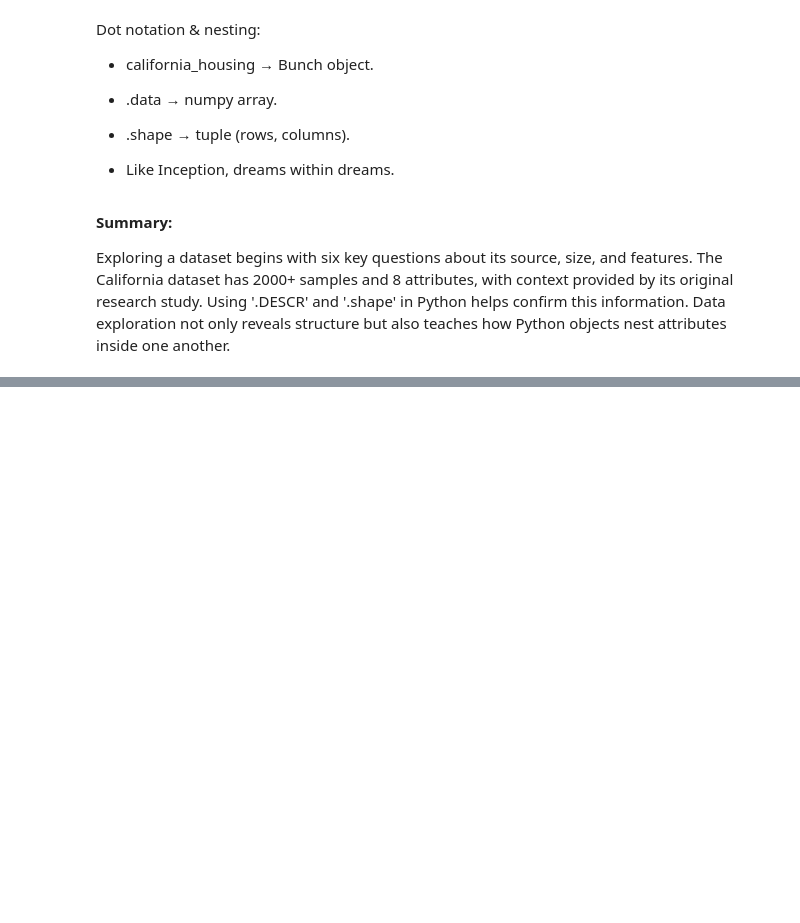
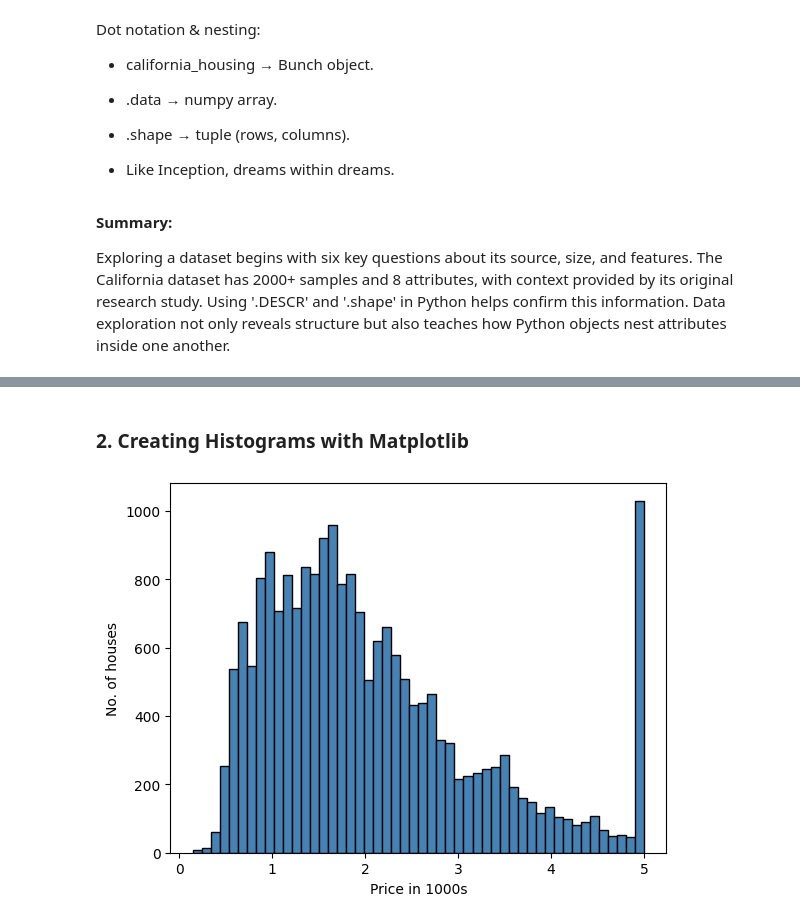
Before and after one commit to Cap-Rehan/ML-DS-journey, a Jupyter notebook: Section-5/California_Housing.ipynb, the cells around one changed output, grey strips where cells are left out. Drawn from its saved outputs; the diff is of its cells as text; code cells hidden in the pictures; blank space fills up the shorter version.

Commit message:
continue exploring the dataset, visualize with seaborn alongside matplotlib

```diff
--- a/Section-5/California_Housing.ipynb
+++ b/Section-5/California_Housing.ipynb
@@ -211,0 +240,3 @@ Exploring a dataset begins with six key questions about its source, size, and fe
+# %%
+housing_data = pd.DataFrame(data= housing.data, columns= housing.feature_names)
+housing_data['House Price']= housing.target
@@ -211,0 +353,11 @@ Exploring a dataset begins with six key questions about its source, size, and fe
+# %% [markdown]
+### 2. Creating Histograms with Matplotlib
+# %%
+plt.hist(housing_data["House Price"], bins= 50, ec= 'black', color= 'steelblue') # customization
+plt.Figure(figsize=(20, 15)) # not working
+plt.xlabel("Price in 1000s")
+plt.ylabel("No. of houses")
+
+plt.show()
+# %% [output]
+[figure, added]
```
Also changed, not shown: parts of 39 cells of this notebook.
